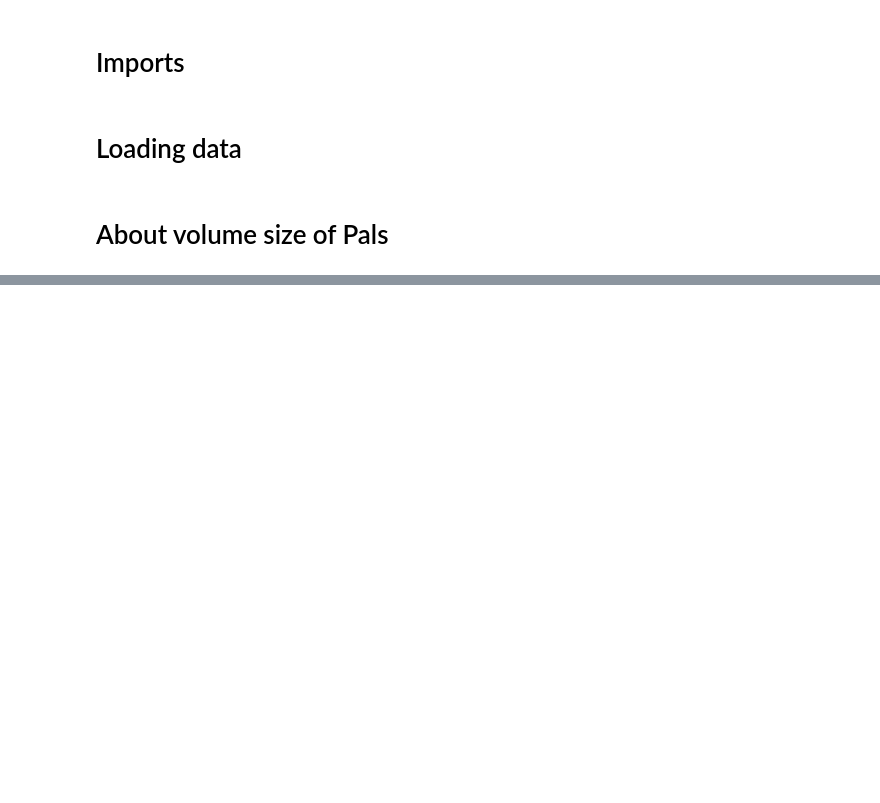
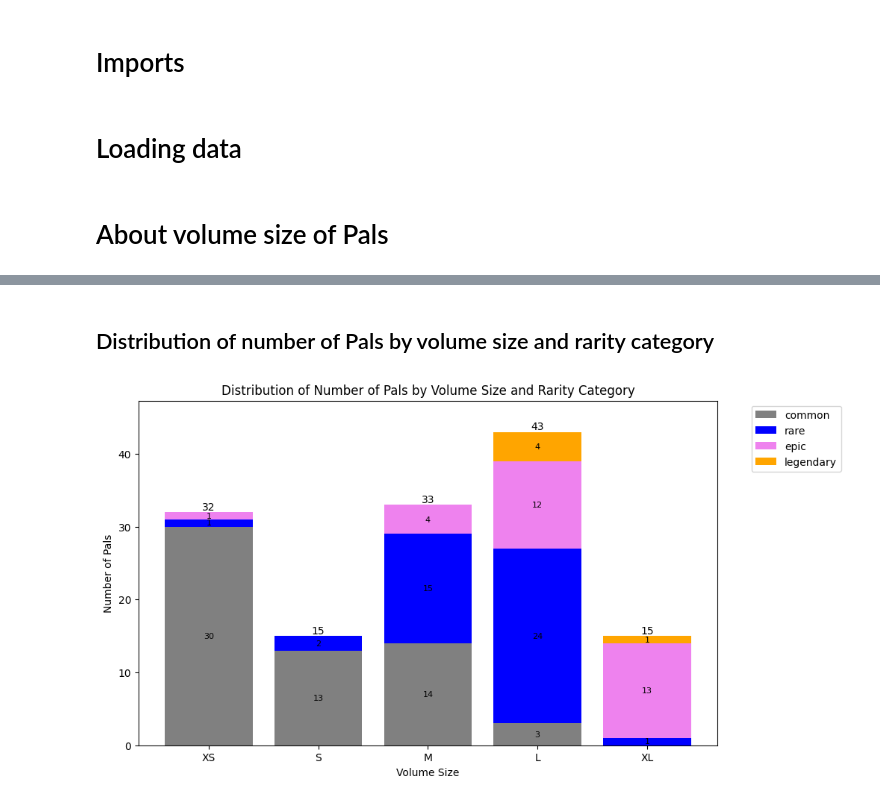
Before and after one commit to christian-aucane/pals-analysis, a Jupyter notebook: analysis.ipynb, the cells around one changed output, grey strips where cells are left out. Saved outputs shown, nothing was run; the diff lists cells and outputs as text; code cells hidden in the pictures; blank space fills up the shorter version.

```diff
--- a/analysis.ipynb
+++ b/analysis.ipynb
@@ -18,7 +18,7 @@ def import_data():
     cursor = palworld_database.cursor()
 
     # Importing the dataset
-    cursor.execute("SELECT volume_size, genus_category FROM pals")  # Select only volume_size from pals
+    cursor.execute("SELECT volume_size, genus_category, rarity FROM pals")
     volume_dataset = cursor.fetchall()
 
     # Closing the connection
@@ -119,0 +154,73 @@ volume_size_distribution_bar()
+# %% [markdown]
+## Distribution of number of Pals by volume size and rarity category
+# %%
+# Function to plot the distribution of number of pals by volume size and rarity category (1 to 4 = common, 5 to 7 = rare, 8 to 10 = epic and 10+ = legendary)
+def volume_size_distribution_rarity_bar():
+    # Importing the dataset
+    volume_dataset = import_data()
+
+    # Extracting volume_size and rarity from the dataset
+    volume_size = [row[0] for row in volume_dataset]  # row[0] because we only have one column
+    rarity = [row[2] for row in volume_dataset]  # assuming rarity is in row[2]
+
+    # Convert rarity numbers to categories
+    rarity_categories = []
+    for r in rarity:
+        if 1 <= r <= 4:
+            rarity_categories.append('common')
+        elif 5 <= r <= 7:
+            rarity_categories.append('rare')
+        elif 8 <= r <= 10:
+            rarity_categories.append('epic')
+        else:  # r > 10
+            rarity_categories.append('legendary')
+
+    # Creating a dictionary to count the frequency of each volume size for each rarity category
+    volume_size_freq = {}
+    for i in range(len(volume_size)):
+        size = volume_size[i]
+        category = rarity_categories[i]
+        if size not in volume_size_freq:
+            volume_size_freq[size] = {}
+        if category in volume_size_freq[size]:
+            volume_size_freq[size][category] += 1
+        else:
+            volume_size_freq[size][category] = 1
+
+    # Defining color gradient for rarity category
+    colors = {'common': 'gray', 'rare': 'blue', 'epic': 'violet', 'legendary': 'orange'}
+
+    # Ordering the sizes and categories in the desired order
+    sizes_order = ['XS', 'S', 'M', 'L', 'XL']
+    categories_order = ['common', 'rare', 'epic', 'legendary']
+
+    # Plotting the chart
+    fig, ax = plt.subplots(figsize=(10, 6))  # Increase the size of the figure
+    bottom = np.zeros(len(sizes_order))
+    for category in categories_order:
+        values = [volume_size_freq[size].get(category, 0) for size in sizes_order]
+        bars = ax.bar(sizes_order, values, bottom=bottom, color=colors[category])
+        bottom += values
+
+        # Adding the text inside the bars
+        for bar, value in zip(bars, values):
+            height = bar.get_height()
+            if height != 0:
+                ax.text(bar.get_x() + bar.get_width() / 2, bar.get_y() + height / 2, str(value), ha='center', va='center', color='black', fontsize=8)
+
+    # Adding the total number of pals above each bar
+    for i, total in enumerate(bottom):
+        ax.text(sizes_order[i], total, str(int(total)), ha='center', va='bottom', color='black', fontsize=10)
+
+    ax.set_xlabel('Volume Size')
+    ax.set_ylabel('Number of Pals')
+    ax.set_title('Distribution of Number of Pals by Volume Size and Rarity Category')
+    ax.legend(categories_order, bbox_to_anchor=(1.05, 1), loc='upper left')  # Move the legend to the right side of the plot
+    ax.set_ylim(0, max(bottom)*1.1)  # Increase the maximum y-value by 10%
+
+    plt.show()
+
+# Calling the functions
+volume_size_distribution_rarity_bar()
+# %% [output]
+[figure, added]
```
Also changed, not shown: parts of 6 cells of this notebook.
